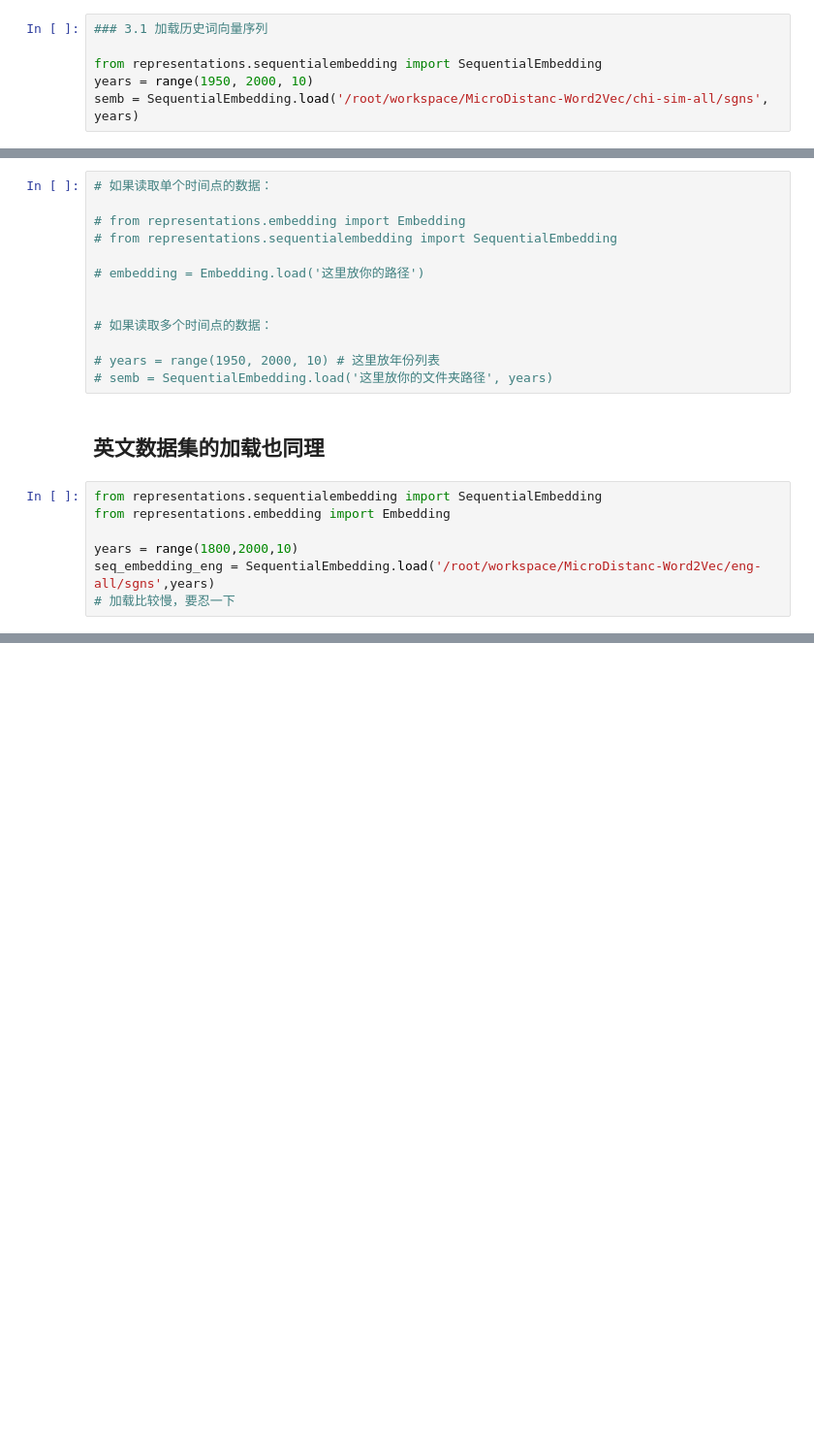
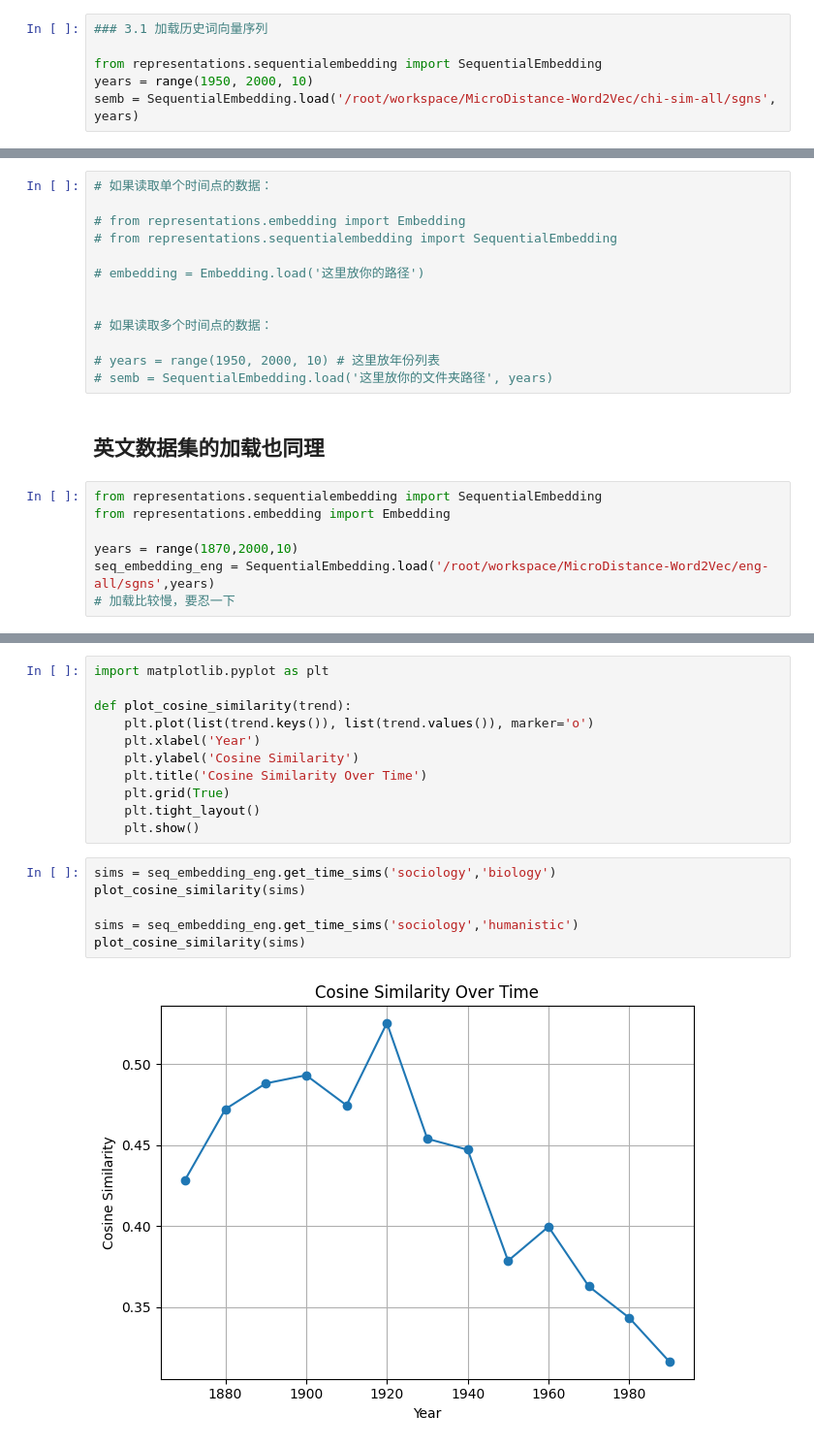
Before and after one commit to LeafCreeper/MicroDistance2025Word2VecProject, a Jupyter notebook: my_histwords/test.ipynb, the cells around one changed output, grey strips where cells are left out. Shown at 97% size. Drawn from its saved outputs; the diff is of its cells as text; blank space fills up the shorter version.

```diff
--- a/my_histwords/test.ipynb
+++ b/my_histwords/test.ipynb
@@ -91,7 +97,7 @@ for score, word in neighbors:
 
 from representations.sequentialembedding import SequentialEmbedding
 years = range(1950, 2000, 10)
-semb = SequentialEmbedding.load('/root/workspace/MicroDistanc-Word2Vec/chi-sim-all/sgns', years)
+semb = SequentialEmbedding.load('/root/workspace/MicroDistance-Word2Vec/chi-sim-all/sgns', years)
 # %%
 ### 3.2 获取某一年份的 Embedding
 
@@ -275,6 +275,6 @@ for word in target_words:
 from representations.sequentialembedding import SequentialEmbedding
 from representations.embedding import Embedding
 
-years = range(1800,2000,10)
-seq_embedding_eng = SequentialEmbedding.load('/root/workspace/MicroDistanc-Word2Vec/eng-all/sgns',years)
+years = range(1870,2000,10)
+seq_embedding_eng = SequentialEmbedding.load('/root/workspace/MicroDistance-Word2Vec/eng-all/sgns',years)
 # 加载比较慢，要忍一下
@@ -282,0 +325,19 @@ Error:
+# %%
+import matplotlib.pyplot as plt
+
+def plot_cosine_similarity(trend):
+    plt.plot(list(trend.keys()), list(trend.values()), marker='o')
+    plt.xlabel('Year')
+    plt.ylabel('Cosine Similarity')
+    plt.title('Cosine Similarity Over Time')
+    plt.grid(True)
+    plt.tight_layout()
+    plt.show()
+# %%
+sims = seq_embedding_eng.get_time_sims('sociology','biology')
+plot_cosine_similarity(sims)
+
+sims = seq_embedding_eng.get_time_sims('sociology','humanistic')
+plot_cosine_similarity(sims)
+# %% [output]
+[figure, added]
```
Also changed, not shown: parts of 23 cells of this notebook, 2 other files.
